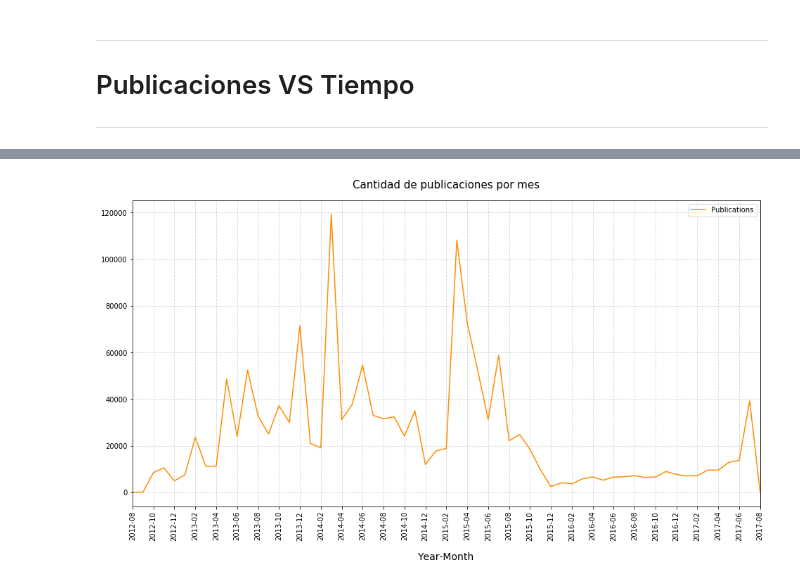
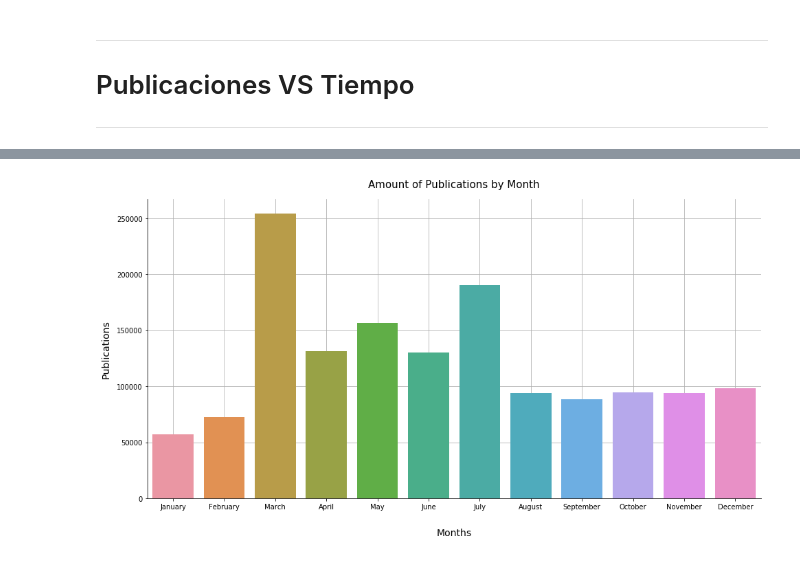
Before and after one commit to fpenovi/BArealEstatePricing, a Jupyter notebook: notebooks/00 - Hello_TP.ipynb, the cells around one changed output, grey strips where cells are left out. Saved outputs shown, nothing was run; the diff lists cells and outputs as text; code cells hidden in the pictures.

```diff
--- a/notebooks/00 - Hello_TP.ipynb
+++ b/notebooks/00 - Hello_TP.ipynb
@@ -67,17 +125,19 @@ fig.title.set_position((0.5, 1.025));
 # %%
-grouped = pd.DataFrame({'Year-Month':pd.Series(pd.to_datetime(dfPublished.created_on.dt.year.astype('str') + '-' + dfPublished.created_on.dt.month.astype('str'))),
-                        'Publications':dfPublished.id}).groupby(by='Year-Month').count()
-
-fig = grouped.plot(x=grouped.reset_index()['Year-Month'].astype('str').str.slice(0,-3),
-                   figsize=(16, 8),
-                   xticks=range(0, len(grouped), 2), rot=90,
-                   color='DarkOrange',
-                   title="Cantidad de publicaciones por mes")
-fig.xaxis.label.set_size(14)
-fig.xaxis.set_label_coords(0.5, -0.15)
-fig.title.set_position((0.5, 1.025))
-fig.title.set_size(15)
-fig.grid(linestyle='dotted')
-fig.set_axisbelow(True);
+grouped = pd.DataFrame({'Months':pd.Series(dfPublished.created_on.dt.month), 'Publications':dfPublished.id})\
+            .groupby(by='Months')\
+            .count()
+ax = sns.barplot(x='Months', y='Publications', data=grouped.reset_index())
+ax.get_figure().set_size_inches(16,8)
+ax.xaxis.set_ticklabels(calendar.month_name[1:])
+ax.xaxis.label.set_size(14)
+ax.yaxis.label.set_size(14)
+ax.yaxis.set_label_coords(-0.06, 0.5)
+ax.xaxis.set_label_coords(0.5, -0.10)
+ax.title.set_text('Amount of Publications by Month')
+ax.title.set_position((0.5, 1.025))
+ax.title.set_size(15)
+ax.grid(linestyle='solid')
+ax.set_axisbelow(True)
+sns.despine();
 # %% [output]
-[figure, old version]
+[figure, new version]
```
Also changed, not shown: parts of 11 cells of this notebook.
